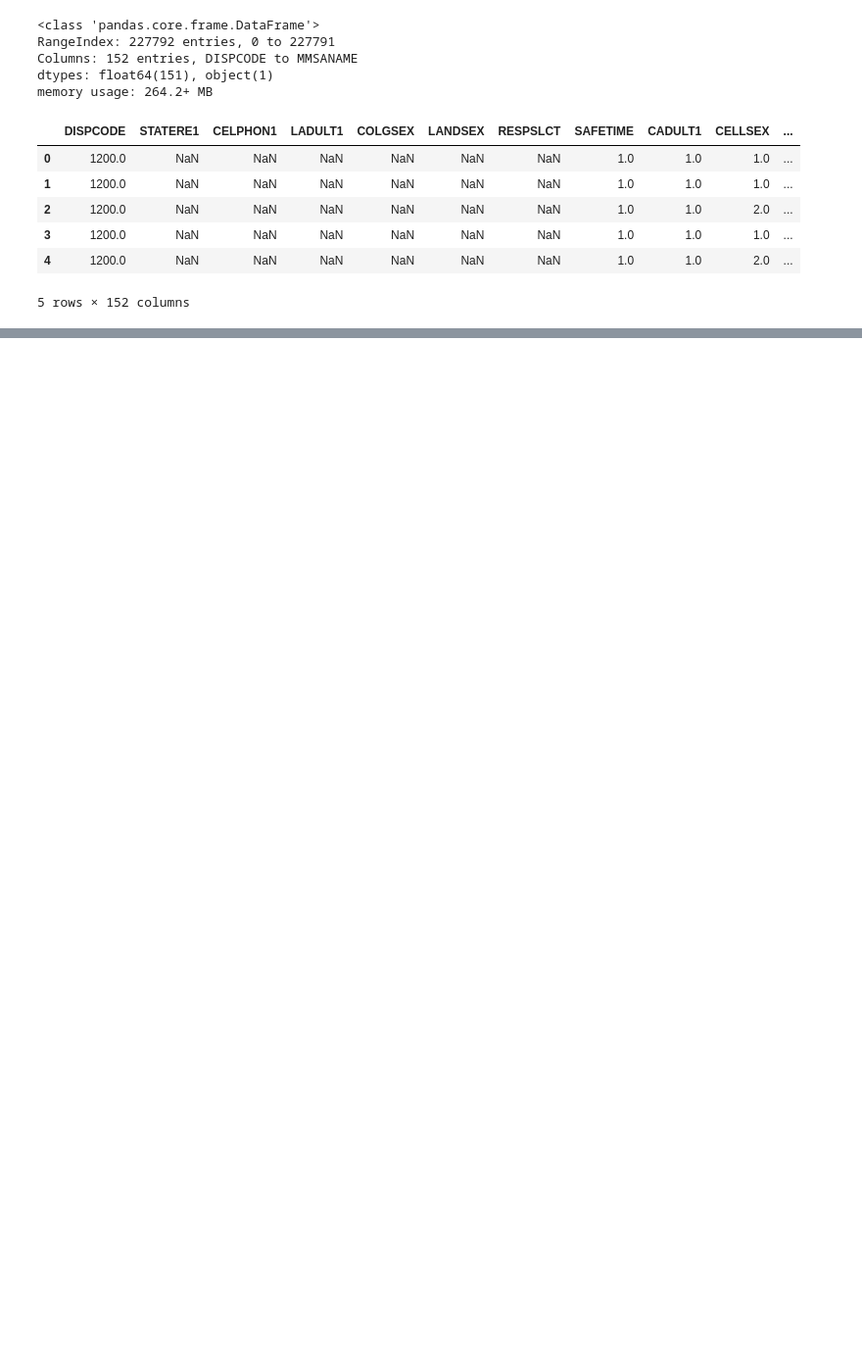
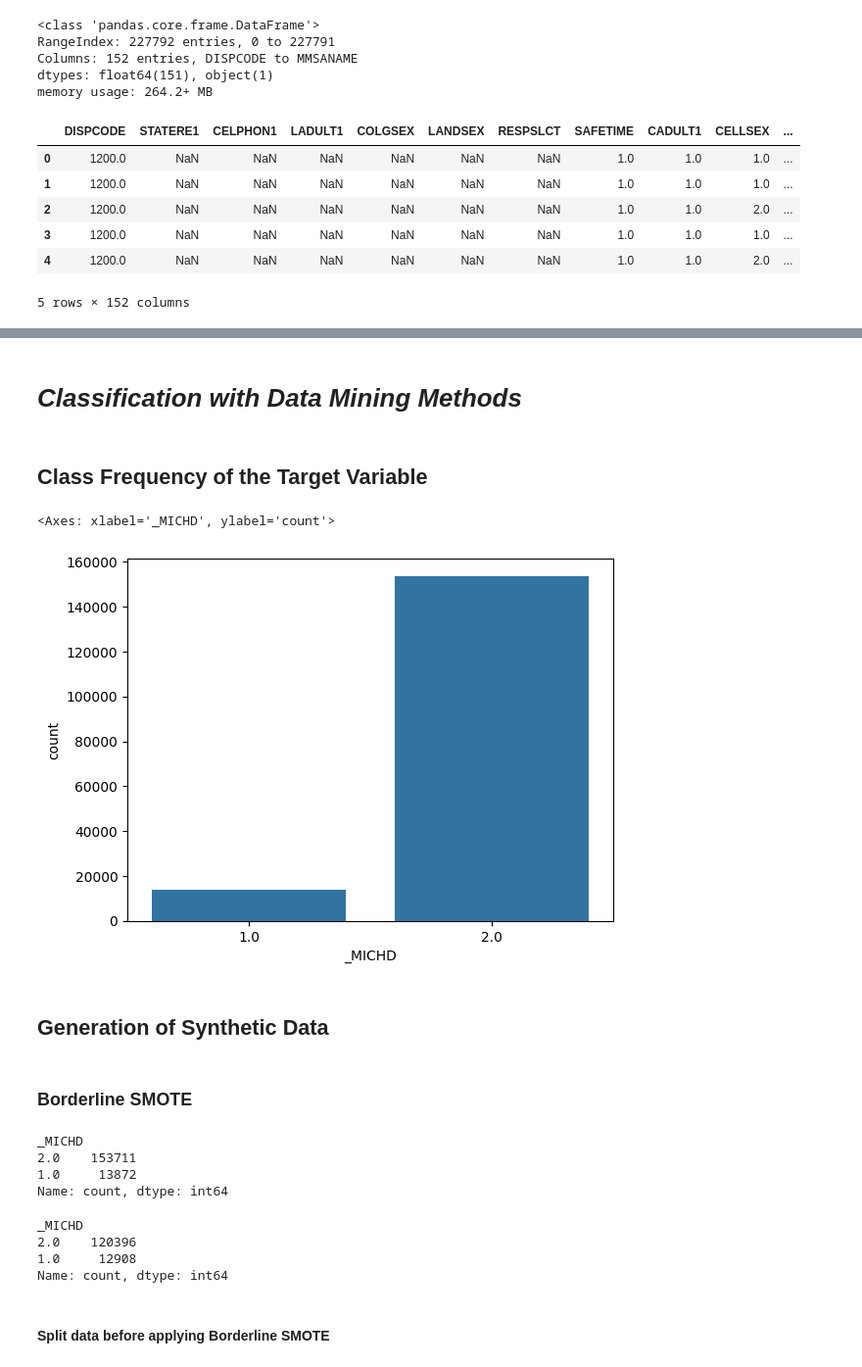
Before and after one commit to GeorgeM2000/CDC-BRFSS-2022-Analysis, a Jupyter notebook: SMART_BRFSS_City_and_Country_Analysis.ipynb, the cells around one changed output, grey strips where cells are left out. Shown at 98% size. Drawn from its saved outputs; the diff is of its cells as text; code cells hidden in the pictures; blank space fills up the shorter version.

```diff
--- a/SMART_BRFSS_City_and_Country_Analysis.ipynb
+++ b/SMART_BRFSS_City_and_Country_Analysis.ipynb
@@ -146,0 +324,7 @@ _PRACE1: 0
+# %%
+# Create dataframes based on the selected columns
+dataframes = [
+    data[columns[0]].dropna().copy(),
+    data[columns[1]].dropna().copy(),
+    data[columns[2]].dropna().copy(),
+]
@@ -146,0 +585,14 @@ _PRACE1: 0
+# %% [markdown]
+# ***Classification with Data Mining Methods***
+# %% [markdown]
+## Class Frequency of the Target Variable
+# %%
+# Counts for the "Had_CHD_MI" variable
+sns.countplot(data=dataframes[2],x='_MICHD')
+# %% [output]
+<Axes: xlabel='_MICHD', ylabel='count'>
+[figure, added]
+# %% [markdown]
+## Generation of Synthetic Data
+# %% [markdown]
+### Borderline SMOTE
@@ -146,0 +601,16 @@ _PRACE1: 0
+# %%
+SMOTE_data['_MICHD'].value_counts()
+# %% [output]
+_MICHD
+2.0    153711
+1.0     13872
+Name: count, dtype: int64
+# %%
+SMOTE_data.drop_duplicates()['_MICHD'].value_counts()
+# %% [output]
+_MICHD
+2.0    120396
+1.0     12908
+Name: count, dtype: int64
+# %% [markdown]
+#### Split data before applying Borderline SMOTE
```
Also changed, not shown: parts of 60 cells of this notebook, 1 other file.
